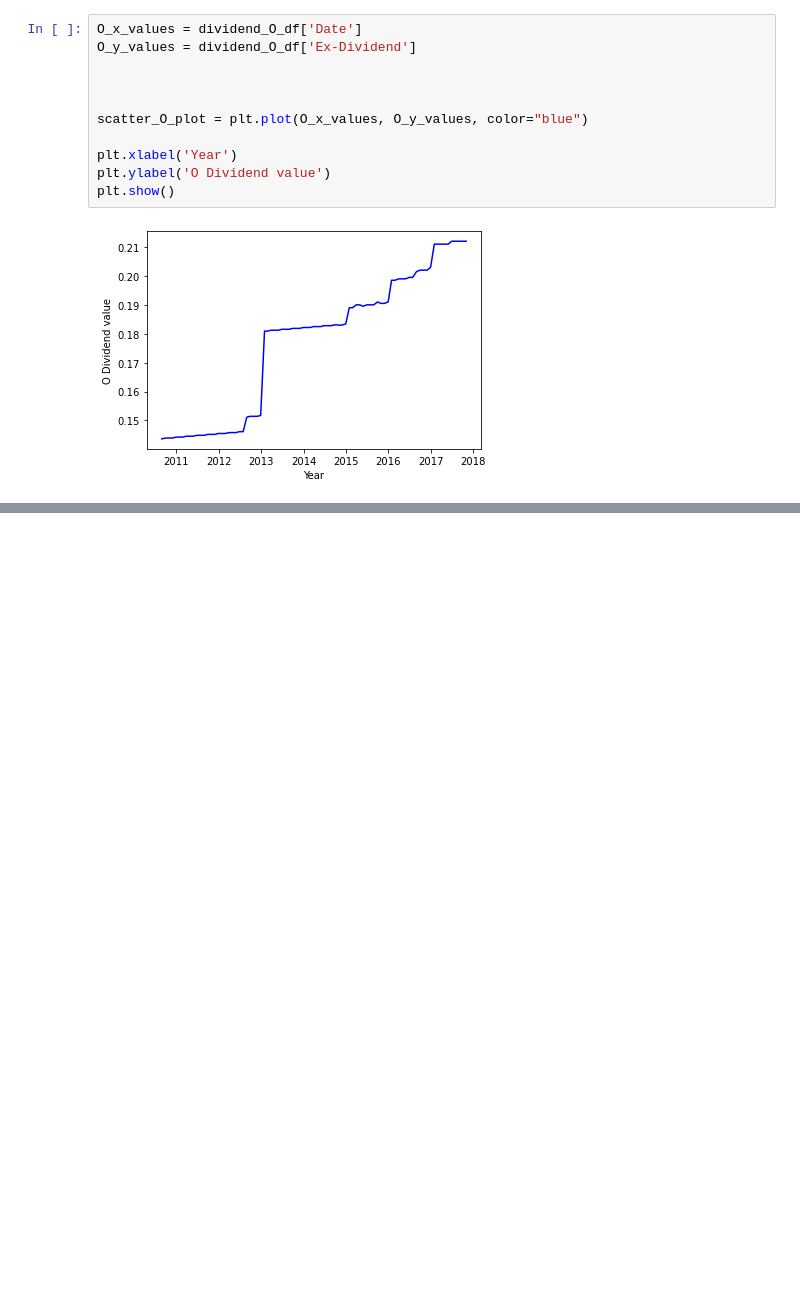
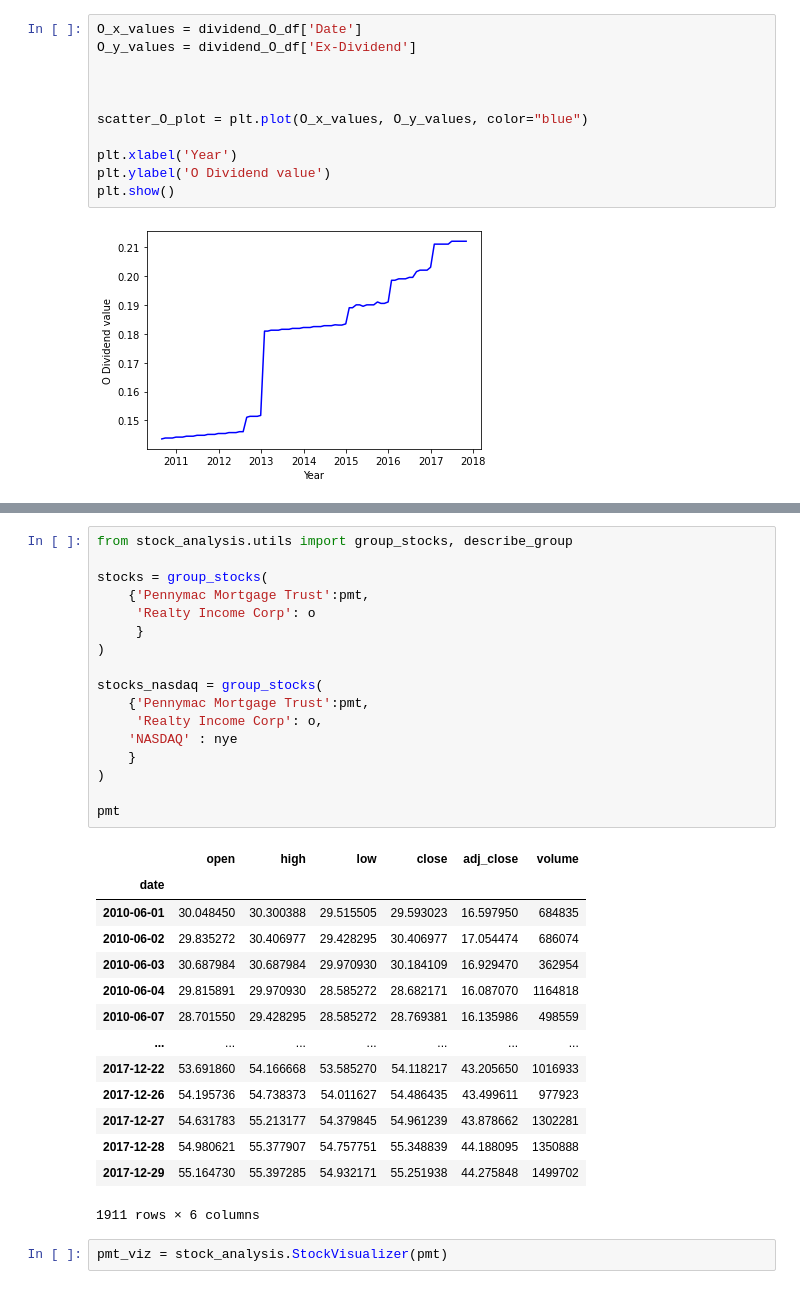
Before and after one commit to Phil-Mart/project-one, a Jupyter notebook: Data_analysis&Vis.ipynb, the cells around one changed output, grey strips where cells are left out. Cells and saved outputs as stored; diff of their text form; blank space fills up the shorter version.

```diff
--- a/Data_analysis&Vis.ipynb
+++ b/Data_analysis&Vis.ipynb
@@ -209,0 +223,34 @@ plt.show()
+# %%
+from stock_analysis.utils import group_stocks, describe_group
+
+stocks = group_stocks(
+    {'Pennymac Mortgage Trust':pmt,
+     'Realty Income Corp': o
+     }
+)
+
+stocks_nasdaq = group_stocks(
+    {'Pennymac Mortgage Trust':pmt,
+     'Realty Income Corp': o,
+    'NASDAQ' : nye
+    }
+)
+
+pmt
+# %% [output]
+|  | open | high | low | close | adj_close | volume |
+| date |  |  |  |  |  |  |
+| 2010-06-01 | 30.048450 | 30.300388 | 29.515505 | 29.593023 | 16.597950 | 684835 |
+| 2010-06-02 | 29.835272 | 30.406977 | 29.428295 | 30.406977 | 17.054474 | 686074 |
+| 2010-06-03 | 30.687984 | 30.687984 | 29.970930 | 30.184109 | 16.929470 | 362954 |
+| 2010-06-04 | 29.815891 | 29.970930 | 28.585272 | 28.682171 | 16.087070 | 1164818 |
+| 2010-06-07 | 28.701550 | 29.428295 | 28.585272 | 28.769381 | 16.135986 | 498559 |
+| ... | ... | ... | ... | ... | ... | ... |
+| 2017-12-22 | 53.691860 | 54.166668 | 53.585270 | 54.118217 | 43.205650 | 1016933 |
+| 2017-12-26 | 54.195736 | 54.738373 | 54.011627 | 54.486435 | 43.499611 | 977923 |
+| 2017-12-27 | 54.631783 | 55.213177 | 54.379845 | 54.961239 | 43.878662 | 1302281 |
+| 2017-12-28 | 54.980621 | 55.377907 | 54.757751 | 55.348839 | 44.188095 | 1350888 |
+| 2017-12-29 | 55.164730 | 55.397285 | 54.932171 | 55.251938 | 44.275848 | 1499702 |
+1911 rows × 6 columns
+# %%
+pmt_viz = stock_analysis.StockVisualizer(pmt)
```
Also changed, not shown: parts of 4 cells of this notebook.
